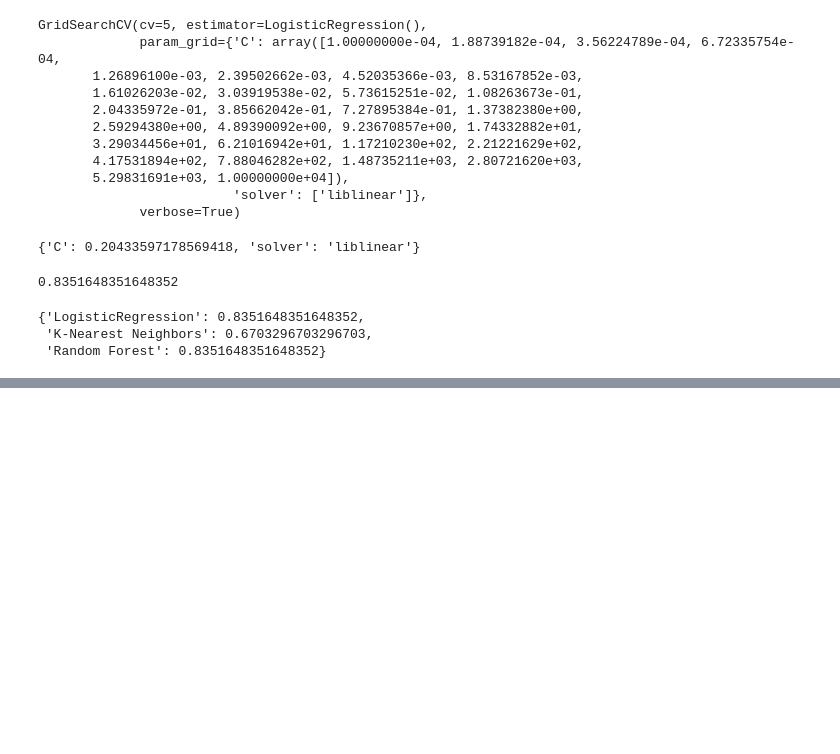
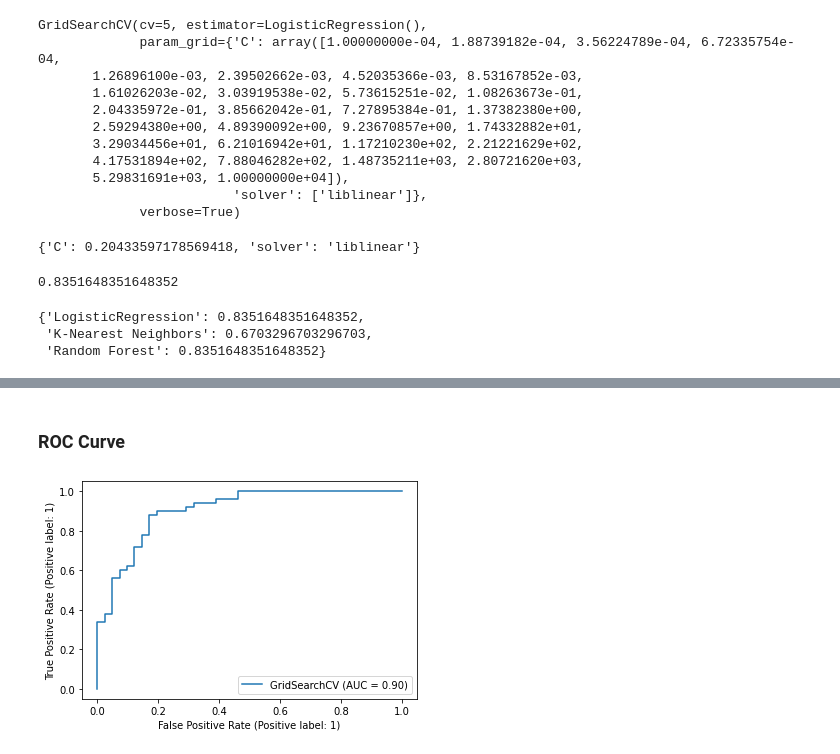
Before and after one commit to arghanath007/Data-Science, a Jupyter notebook: heart_disease_project(Classification Problem)/heart_disease.ipynb, the cells around one changed output, grey strips where cells are left out. Saved outputs shown, nothing was run; the diff lists cells and outputs as text; code cells hidden in the pictures; blank space fills up the shorter version.

```diff
--- a/heart_disease_project(Classification Problem)/heart_disease.ipynb
+++ b/heart_disease_project(Classification Problem)/heart_disease.ipynb
@@ -624,0 +662,6 @@ scores
+# %% [markdown]
+### ROC Curve
+# %%
+plot_roc_curve(gs_log_reg,X_test,y_test);
+# %% [output]
+[figure, added]
```
Also changed, not shown: parts of 23 cells of this notebook.
